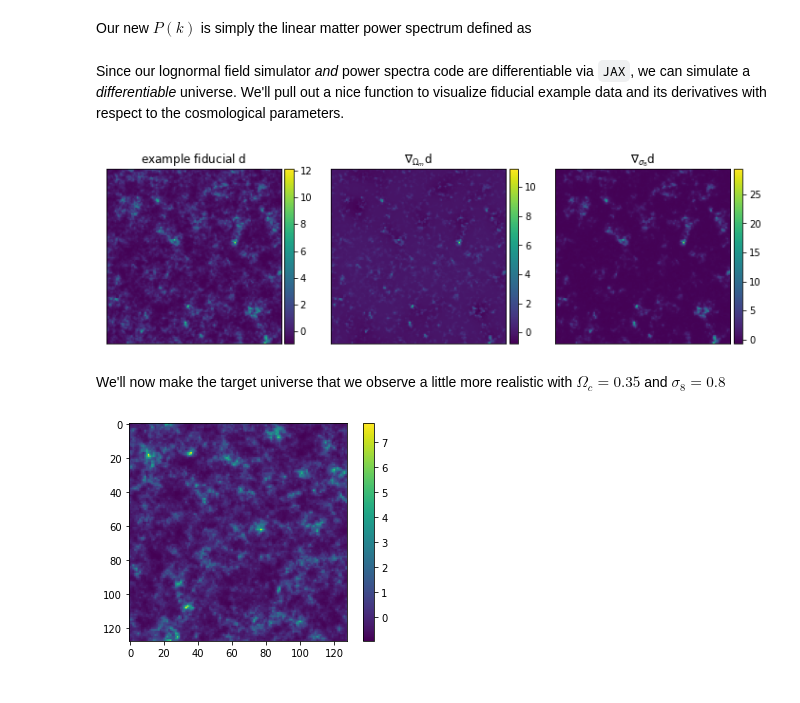
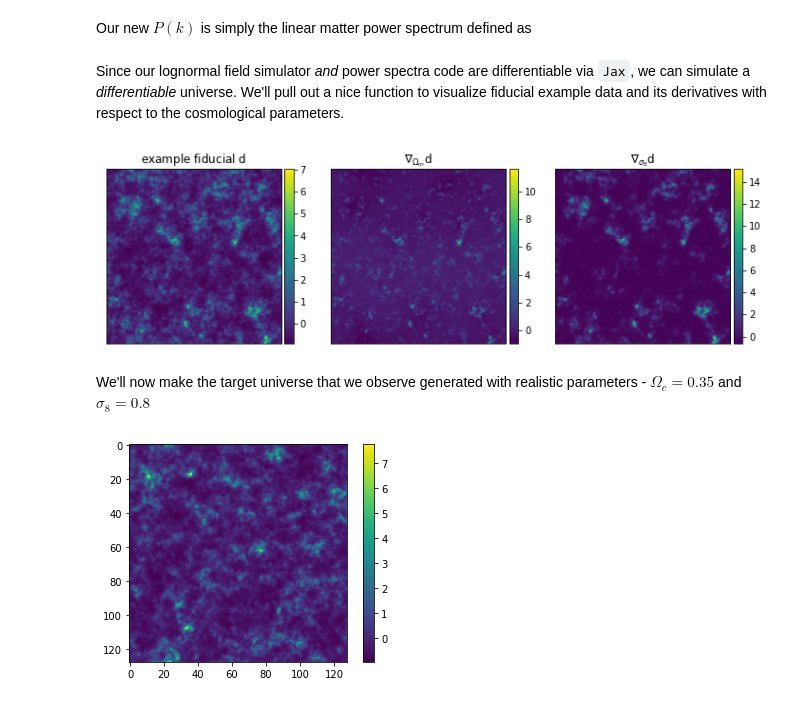
Before and after one commit to tomcharnock/IMNN, a Jupyter notebook: examples/2d_field_inference.ipynb, the cells around one changed output. Cells and saved outputs as stored; diff of their text form; code cells hidden in the pictures.

Commit message:
Added results to 2d_field_inference

```diff
--- a/examples/2d_field_inference.ipynb
+++ b/examples/2d_field_inference.ipynb
@@ -132,7 +132,7 @@ $$P(k)\to\ln(1+P(k))$$
 and rescaled by the volume of the simulation before generating the field, and then the field is transformed as
 $$\phi\to \exp\left(\phi - \frac{\langle\phi\phi\rangle}{2}\right) - 1$$
 # %%
-def simulator(rng, θ, simulator_args, log_normal=False, foregrounds=None):
+def simulator(rng, θ, simulator_args, foregrounds=None):
     def fn(rng, A, B):
         dim = len(simulator_args["shape"])
         L = simulator_args["L"]
@@ -180,7 +180,7 @@ def simulator(rng, θ, simulator_args, log_normal=False, foregrounds=None):
         if simulator_args['vol_norm']:
             powers /= V
 
-        if log_normal:
+        if simulator_args["log_normal"]:
             powers = np.real(
                 np.fft.ifftshift(
                     np.fft.ifftn(
@@ -196,13 +196,15 @@ def simulator(rng, θ, simulator_args, log_normal=False, foregrounds=None):
             np.zeros(dim, dtype=int),
             np.zeros((1,)))
 
-        if log_normal:
+        if simulator_args["log_normal"]:
             field = np.real(np.fft.ifftn(fourier_field)) * fft_norm * np.sqrt(V)
             sg = np.var(field)
             field = np.exp(field - sg / 2.) - 1.
 
         else:
             field = np.real(np.fft.ifftn(fourier_field) * fft_norm * np.sqrt(V)**2)
+
+
 
         if simulator_args["N_scale"]:
             field *= scale
@@ -485,5 +498,5 @@ For example lets say that our fiducial cosmology has $\Omega_c=0.85$ and $\sigma
 # %%
-cosmo_params = jc.Planck15(Omega_c=0.85, sigma8=0.75)
+cosmo_params = jc.Planck15(Omega_c=0.40, sigma8=0.75)
 θ_fid = np.array(
     [cosmo_params.Omega_c,
      cosmo_params.sigma8],
@@ -501,44 +514,48 @@ simulator_args = dict(
     shape=shape,
     vol_norm=True,
     N_scale=False,
-    squeeze=True)
+    squeeze=True,
+    log_normal=True)
 # %% [markdown]
-Since our lognormal field simulator *and* power spectra code are differentiable via `JAX`, we can simulate a *differentiable* universe. We'll pull out a nice function to visualize fiducial example data and its derivatives with respect to the cosmological parameters.
+Since our lognormal field simulator *and* power spectra code are differentiable via `Jax`, we can simulate a *differentiable* universe. We'll pull out a nice function to visualize fiducial example data and its derivatives with respect to the cosmological parameters.
 # %%
 from imnn.utils import value_and_jacrev, value_and_jacfwd
 
 simulation, simulation_gradient = value_and_jacfwd(
     simulator, argnums=1)(
-    rng, θ_fid, simulator_args=simulator_args, log_normal=True)
+    rng, θ_fid, simulator_args=simulator_args)
 # %%
 from mpl_toolkits.axes_grid1 import make_axes_locatable
 fig,ax = plt.subplots(nrows=1, ncols=3, figsize=(12,15))
 
-im1 = ax[0].imshow(np.squeeze(simulation), extent=(0,1,0,1))
+im1 = ax[0].imshow(np.squeeze(simulation),
+                   extent=(0, 1, 0, 1))
 ax[0].title.set_text(r'example fiducial $\rm d$')
 divider = make_axes_locatable(ax[0])
 cax = divider.append_axes('right', size='5%', pad=0.05)
 fig.colorbar(im1, cax=cax, orientation='vertical')
 
-im1 = ax[1].imshow(np.squeeze(simulation_gradient).T[0].T, extent=(0,1,0,1))
+im1 = ax[1].imshow(np.squeeze(simulation_gradient).T[0].T,
+                   extent=(0, 1, 0, 1))
 ax[1].title.set_text(r'$\nabla_{\Omega_m} \rm d$')
 divider = make_axes_locatable(ax[1])
 cax = divider.append_axes('right', size='5%', pad=0.05)
 fig.colorbar(im1, cax=cax, orientation='vertical')
 
-im1 = ax[2].imshow(np.squeeze(simulation_gradient).T[1].T, extent=(0,1,0,1))
+im1 = ax[2].imshow(np.squeeze(simulation_gradient).T[1].T,
+                   extent=(0, 1, 0, 1))
 ax[2].title.set_text(r'$\nabla_{\sigma_8} \rm d$')
 divider = make_axes_locatable(ax[2])
 cax = divider.append_axes('right', size='5%', pad=0.05)
 fig.colorbar(im1, cax=cax, orientation='vertical')
 
 for a in ax:
     a.set_xticks([])
     a.set_yticks([])
 # %% [output]
-[figure, old version]
+[figure, new version]
 # %% [markdown]
-We'll now make the target universe that we observe a little more realistic with $\Omega_c=0.35$ and $\sigma_8=0.8$
+We'll now make the target universe that we observe generated with realistic parameters - $\Omega_c=0.35$ and $\sigma_8=0.8$
 # %%
 θ_target = np.array([0.35, 0.8])
 
```
Also changed, not shown: parts of 18 cells of this notebook, 4 other files.
